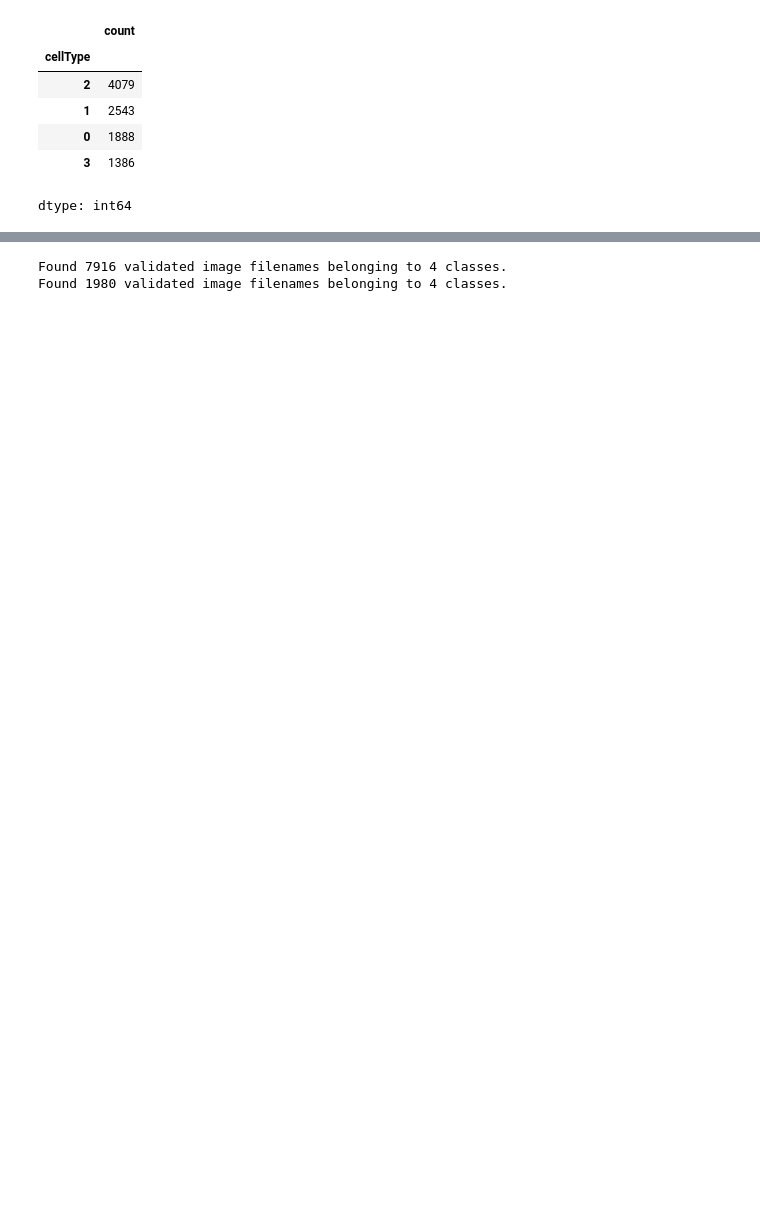
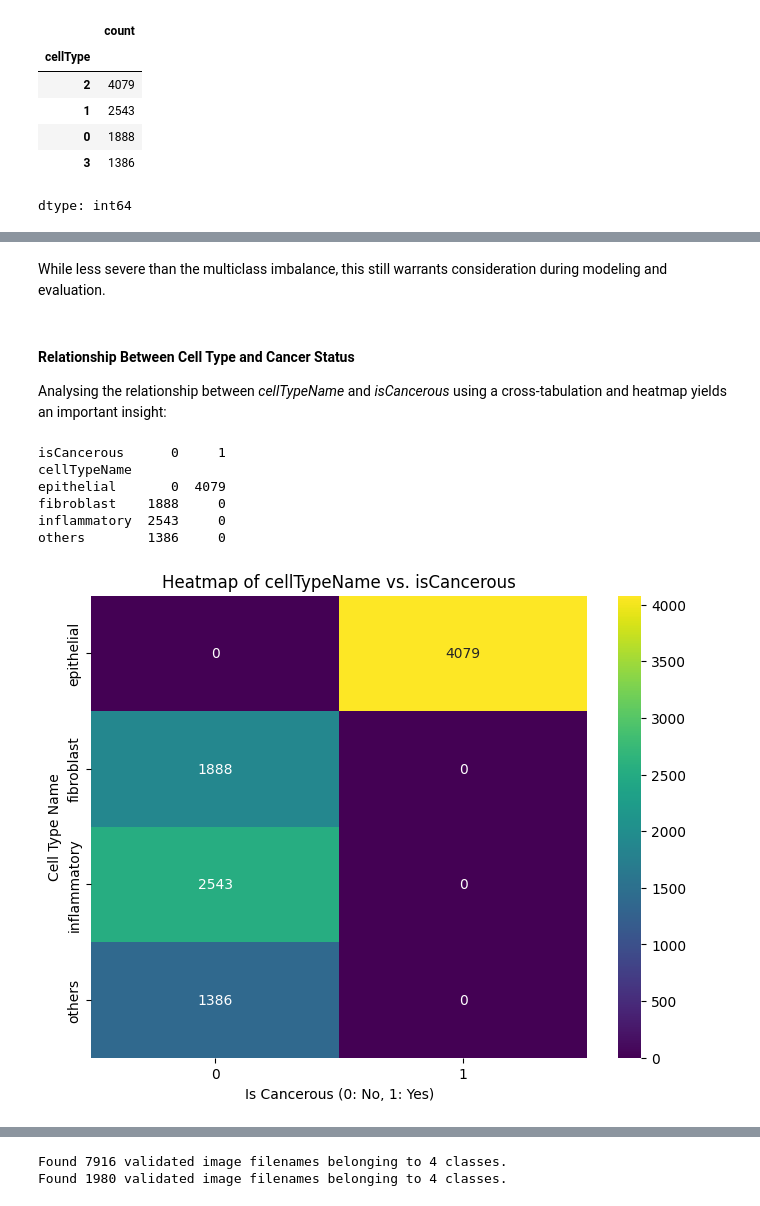
Before and after one commit to Colossus08/ML-Assignment-2, a Jupyter notebook: ML_Assignment_2.ipynb, the cells around one changed output, grey strips where cells are left out. Saved outputs shown, nothing was run; the diff lists cells and outputs as text; code cells hidden in the pictures; blank space fills up the shorter version.

```diff
--- a/ML_Assignment_2.ipynb
+++ b/ML_Assignment_2.ipynb
@@ -58,0 +202,23 @@ dtype: int64
+# %% [markdown]
+While less severe than the multiclass imbalance, this still warrants consideration during modeling and evaluation.
+# %% [markdown]
+#### Relationship Between Cell Type and Cancer Status
+Analysing the relationship between *cellTypeName* and *isCancerous* using a cross-tabulation and heatmap yields an important insight:
+# %%
+crosstab_ct_cancer = pd.crosstab(df['cellTypeName'], df['isCancerous'])
+print(crosstab_ct_cancer)
+
+plt.figure(figsize=(8, 6))
+sns.heatmap(crosstab_ct_cancer, annot=True, fmt='d', cmap='viridis')
+plt.title('Heatmap of cellTypeName vs. isCancerous')
+plt.xlabel('Is Cancerous (0: No, 1: Yes)')
+plt.ylabel('Cell Type Name')
+plt.show()
+# %% [output]
+isCancerous      0     1
+cellTypeName
+epithelial       0  4079
+fibroblast    1888     0
+inflammatory  2543     0
+others        1386     0
+[figure, added]
```
Also changed, not shown: parts of 43 cells of this notebook.
